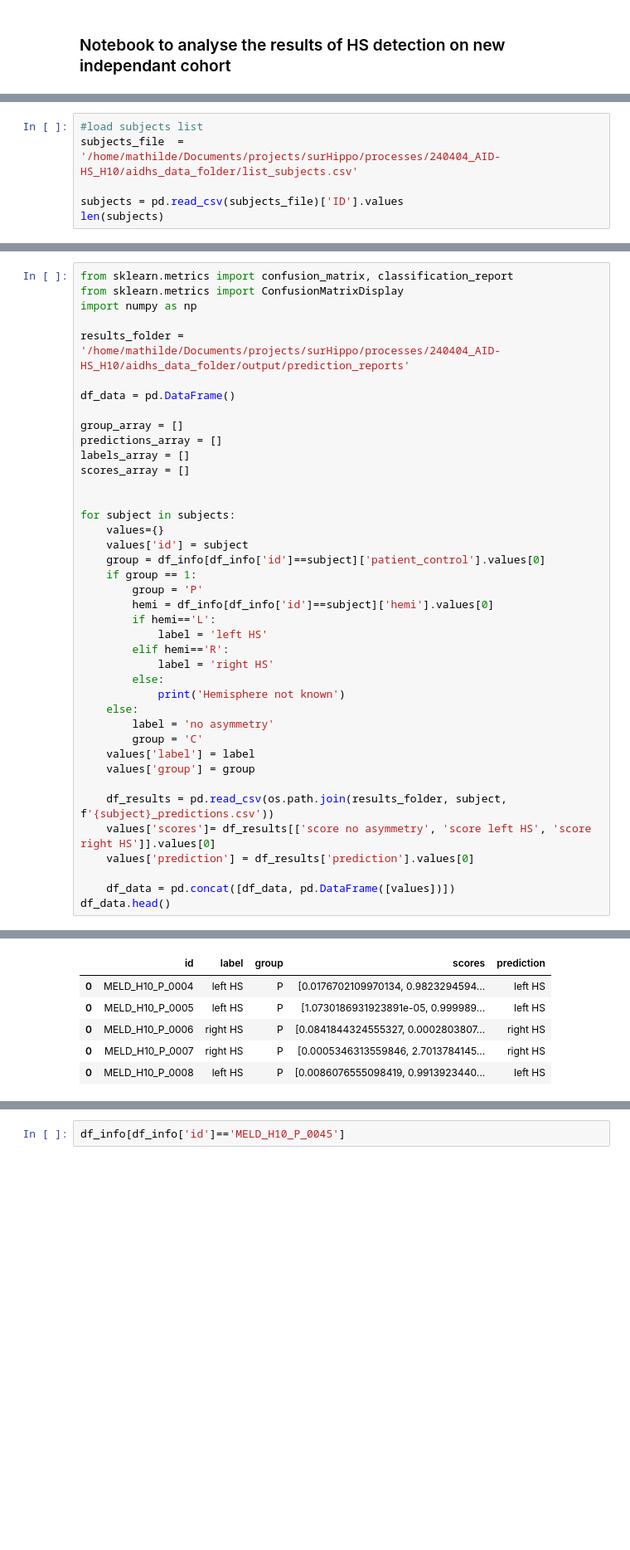
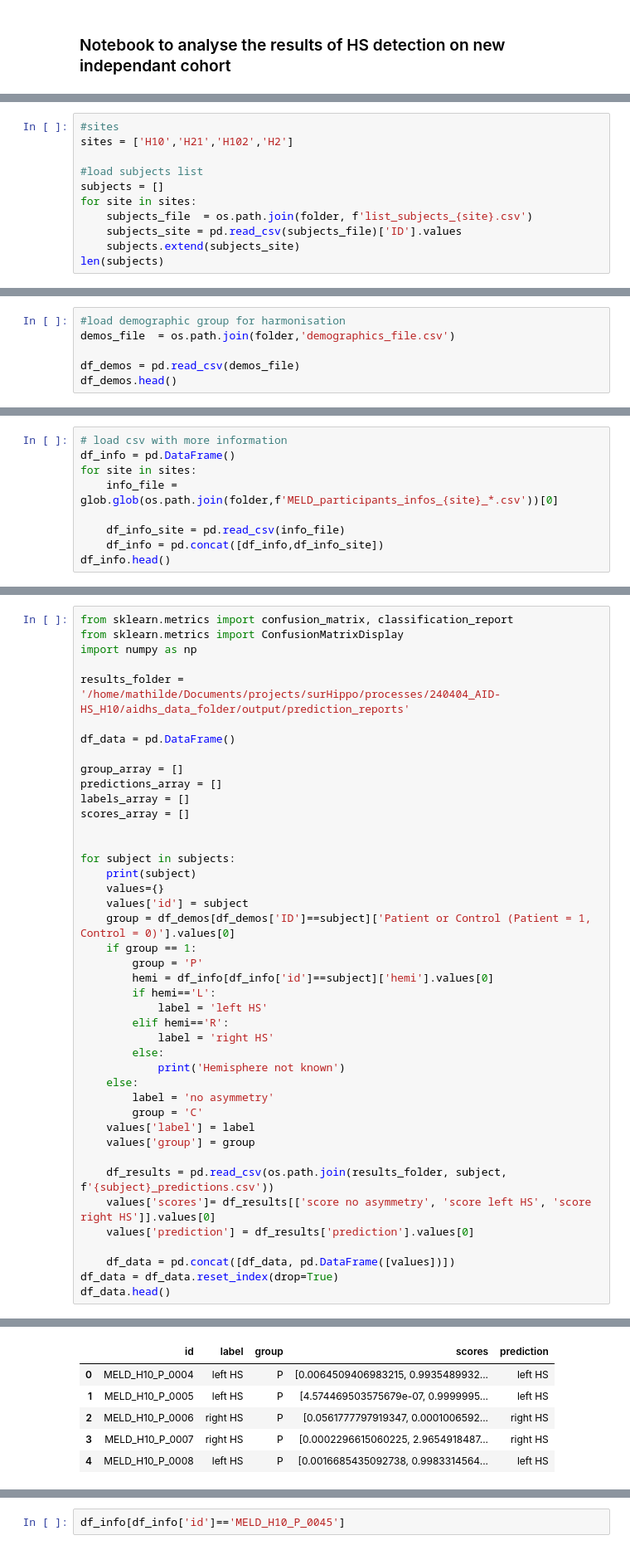
Before and after one commit to ckronlage/AID-HS, a Jupyter notebook: notebooks/analysis_results_independant_cohort.ipynb, the cells around one changed output, grey strips where cells are left out. Shown: that part at 83% size. Cells and saved outputs as stored; diff of their text form; blank space fills up the shorter version.

```diff
--- a/notebooks/analysis_results_independant_cohort.ipynb
+++ b/notebooks/analysis_results_independant_cohort.ipynb
@@ -21,6 +9,0 @@ df_info.head()
-# %%
-#load subjects list
-subjects_file  = '/home/mathilde/Documents/projects/surHippo/processes/240404_AID-HS_H10/aidhs_data_folder/list_subjects.csv'
-
-subjects = pd.read_csv(subjects_file)['ID'].values
-len(subjects)
@@ -28,0 +10,11 @@ len(subjects)
+# %%
+#sites
+sites = ['H10','H21','H102','H2']
+
+#load subjects list
+subjects = []
+for site in sites:
+    subjects_file  = os.path.join(folder, f'list_subjects_{site}.csv')
+    subjects_site = pd.read_csv(subjects_file)['ID'].values
+    subjects.extend(subjects_site)
+len(subjects)
@@ -28,0 +23,6 @@ len(subjects)
+# %%
+#load demographic group for harmonisation
+demos_file  = os.path.join(folder,'demographics_file.csv')
+
+df_demos = pd.read_csv(demos_file)
+df_demos.head()
@@ -28,0 +36,9 @@ len(subjects)
+# %%
+# load csv with more information
+df_info = pd.DataFrame()
+for site in sites:
+    info_file = glob.glob(os.path.join(folder,f'MELD_participants_infos_{site}_*.csv'))[0]
+
+    df_info_site = pd.read_csv(info_file)
+    df_info = pd.concat([df_info,df_info_site])
+df_info.head()
@@ -42,9 +66,10 @@ scores_array = []
 
 
 for subject in subjects:
+    print(subject)
     values={}
     values['id'] = subject
-    group = df_info[df_info['id']==subject]['patient_control'].values[0]
+    group = df_demos[df_demos['ID']==subject]['Patient or Control (Patient = 1, Control = 0)'].values[0]
     if group == 1:
         group = 'P'
         hemi = df_info[df_info['id']==subject]['hemi'].values[0]
@@ -65,5 +90,6 @@ for subject in subjects:
     values['prediction'] = df_results['prediction'].values[0]
 
     df_data = pd.concat([df_data, pd.DataFrame([values])])
+df_data = df_data.reset_index(drop=True)
 df_data.head()
 # %% [output]
@@ -70,9 +113,9 @@ df_data.head()
 |  | id | label | group | scores | prediction |
-| 0 | MELD_H10_P_0004 | left HS | P | [0.0176702109970134, 0.9823294594... | left HS |
-| 0 | MELD_H10_P_0005 | left HS | P | [1.0730186931923891e-05, 0.999989... | left HS |
-| 0 | MELD_H10_P_0006 | right HS | P | [0.0841844324555327, 0.0002803807... | right HS |
-| 0 | MELD_H10_P_0007 | right HS | P | [0.0005346313559846, 2.7013784145... | right HS |
-| 0 | MELD_H10_P_0008 | left HS | P | [0.0086076555098419, 0.9913923440... | left HS |
+| 0 | MELD_H10_P_0004 | left HS | P | [0.0064509406983215, 0.9935489932... | left HS |
+| 1 | MELD_H10_P_0005 | left HS | P | [4.574469503575679e-07, 0.9999995... | left HS |
+| 2 | MELD_H10_P_0006 | right HS | P | [0.0561777797919347, 0.0001006592... | right HS |
+| 3 | MELD_H10_P_0007 | right HS | P | [0.0002296615060225, 2.9654918487... | right HS |
+| 4 | MELD_H10_P_0008 | left HS | P | [0.0016685435092738, 0.9983314564... | left HS |
 # %%
 # Encode data class and prediction
 import numpy as np
```
Also changed, not shown: parts of 14 cells of this notebook, 1 other file.
